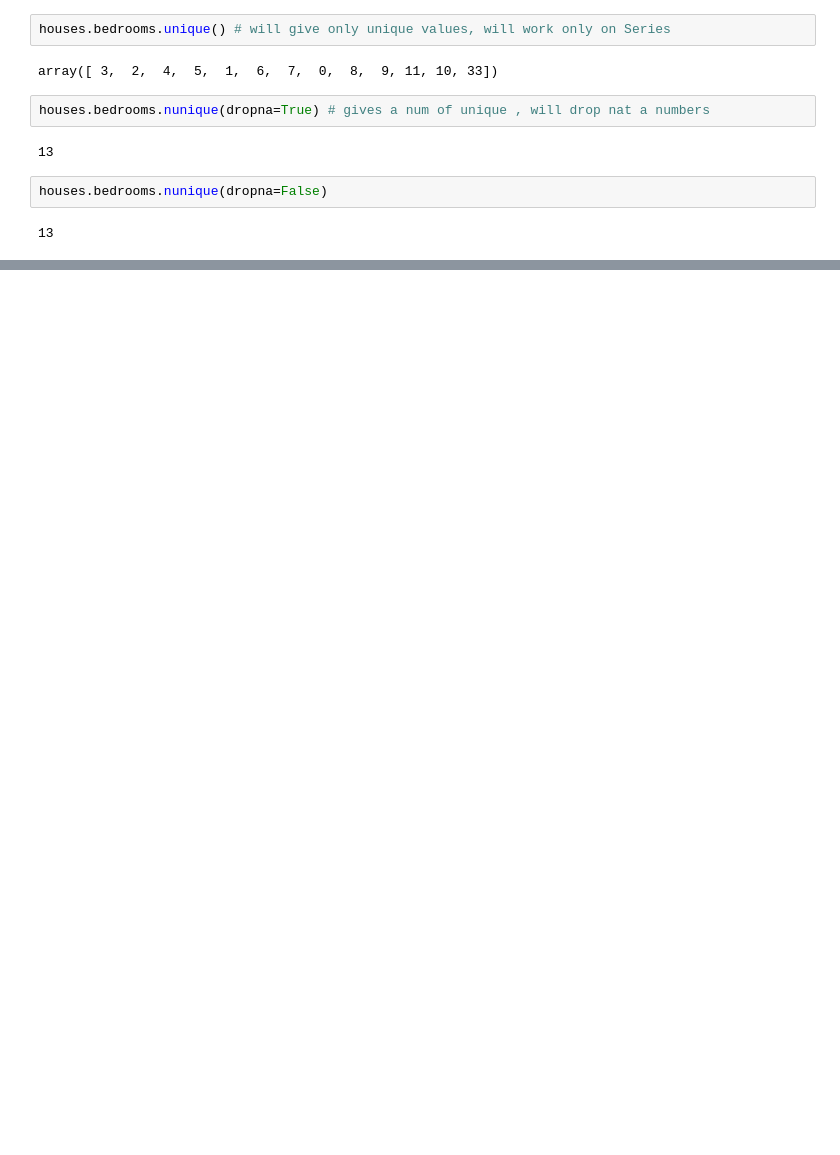
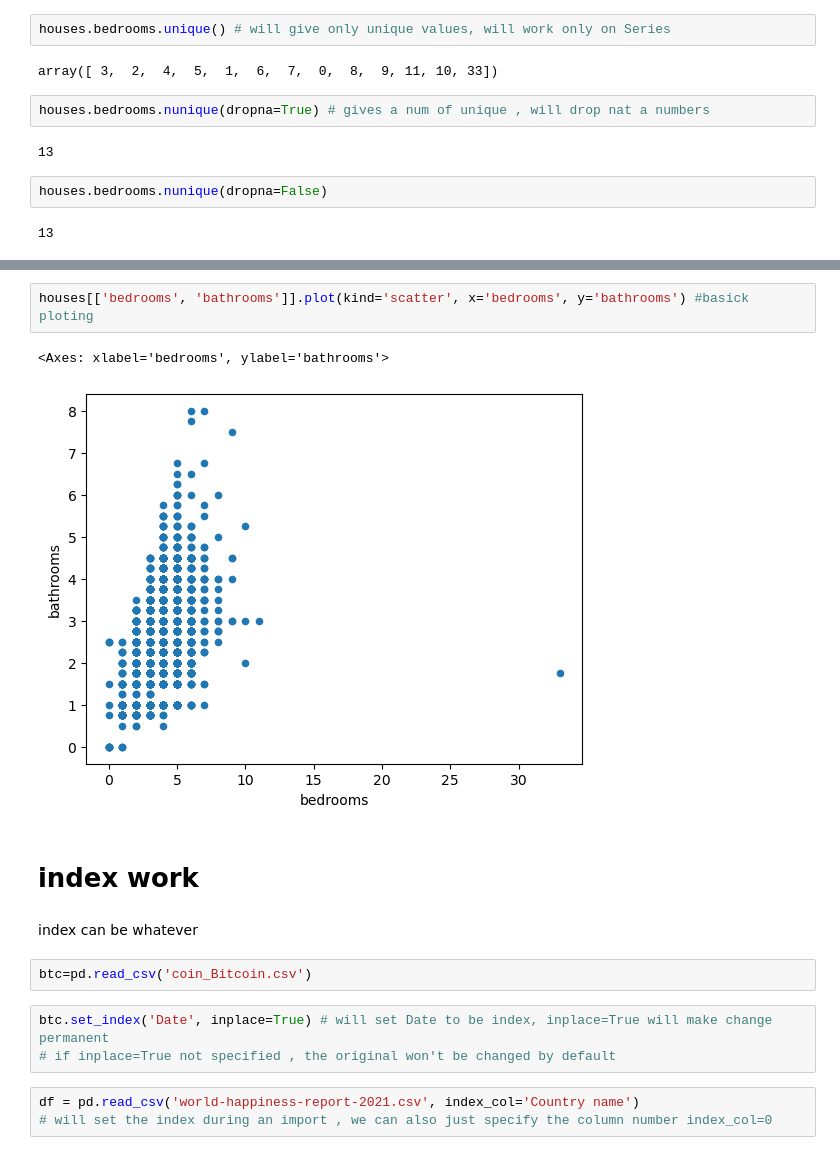
Before and after one commit to trudova/python-projects, a Jupyter notebook: pandas/data analytics pandas, motplotlib,seabord.ipynb, the cells around one changed output, grey strips where cells are left out. Drawn from its saved outputs; the diff is of its cells as text; blank space fills up the shorter version.

```diff
--- a/pandas/data analytics pandas, motplotlib,seabord.ipynb
+++ b/pandas/data analytics pandas, motplotlib,seabord.ipynb
@@ -345,0 +402,17 @@ houses.bedrooms.nunique(dropna=False)
+# %%
+houses[['bedrooms', 'bathrooms']].plot(kind='scatter', x='bedrooms', y='bathrooms') #basick ploting
+# %% [output]
+<Axes: xlabel='bedrooms', ylabel='bathrooms'>
+[figure, added]
+# %% [markdown]
+# index work
+# %% [markdown]
+index can be whatever
+# %%
+btc=pd.read_csv('coin_Bitcoin.csv')
+# %%
+btc.set_index('Date', inplace=True) # will set Date to be index, inplace=True will make change permanent
+# if inplace=True not specified , the original won't be changed by default
+# %%
+df = pd.read_csv('world-happiness-report-2021.csv', index_col='Country name')
+# will set the index during an import , we can also just specify the column number index_col=0
```
Also changed, not shown: parts of 229 cells of this notebook.
